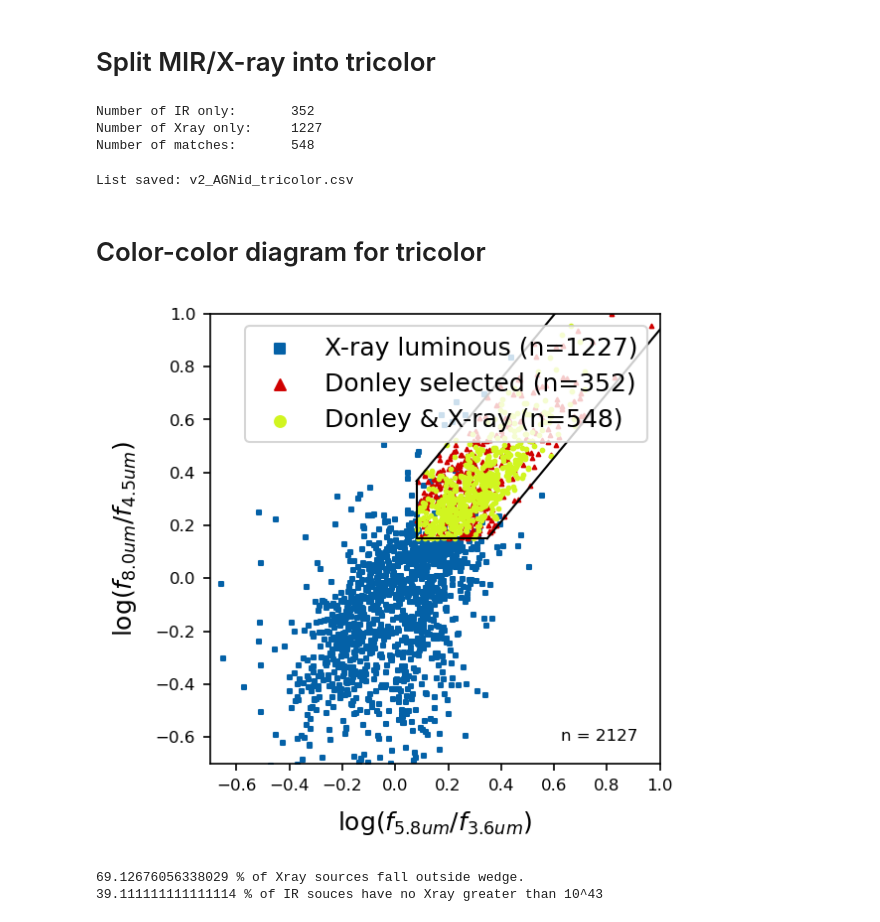
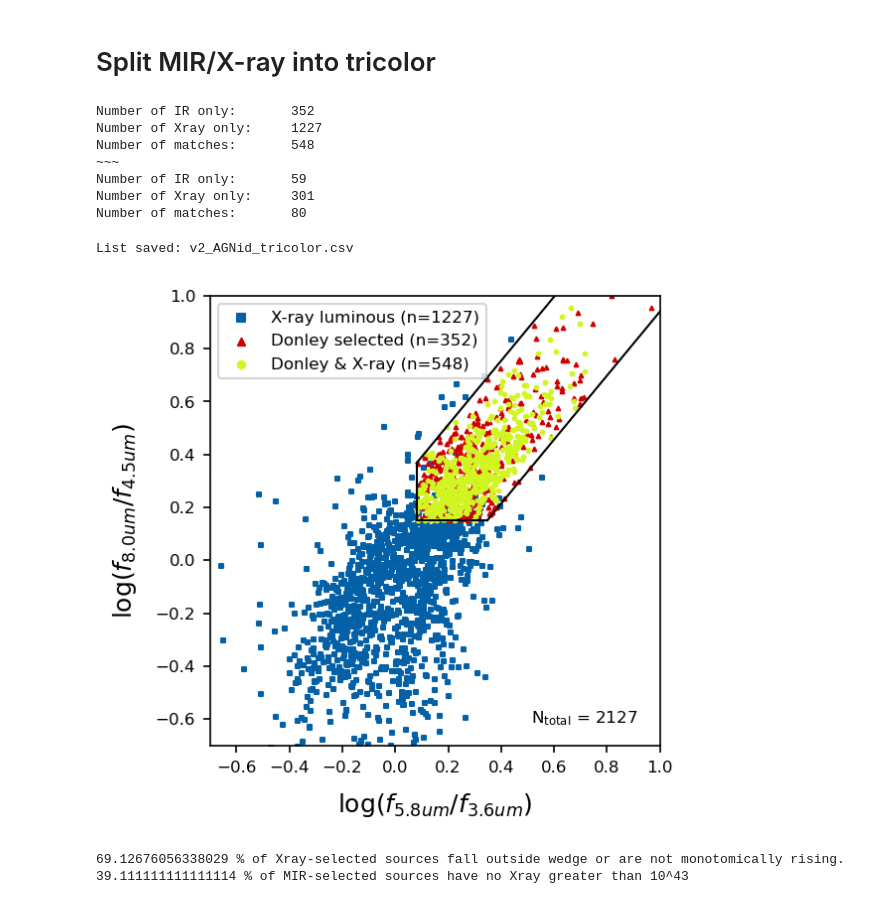
Before and after one commit to parallax-xallaraq/IfA-REU-Project, a Jupyter notebook: Code/v2_ColorColorPlotting.ipynb, the cells around one changed output. Cells and saved outputs as stored; diff of their text form; code cells hidden in the pictures.

Commit message:
made z<1 subsample and makde tricolor diagram

```diff
--- a/Code/v2_ColorColorPlotting.ipynb
+++ b/Code/v2_ColorColorPlotting.ipynb
@@ -15,14 +15,3 @@ import match
 import v2_AGN_DataAndPlotting as adp
 # %% [markdown]
 # Read Data
-# %%
-# read AGN IDs
-agnIDs_file = adp.ReadFile(adp.path_csv+'\\v2_AGNid_Xray_MIR.csv')
-# convert agnIDs into a dictionary of numpy arrays
-agnIDs = {
-    'MIR'  : np.array(agnIDs_file[0], dtype=int),
-    'XRAY' : np.array(agnIDs_file[1], dtype=int)
-    }
-# print info
-print('Number of MIR AGN:\t',    len(agnIDs['MIR']))
-print('Number of Xray AGN:\t',   len(agnIDs['XRAY']))
@@ -112,7 +141,7 @@ Number of redshifts <=1: 211361
 # %% [markdown]
 # Split MIR/X-ray into tricolor
 # %%
-def TwoToTri(irID,xrID):
+def TwoToTri(irID,xrID,printInfo=True):
     # match agn ids to get overlap
     key_ir, key_xr = match.match(irID, xrID)
     # initialize
@@ -133,19 +162,25 @@ def TwoToTri(irID,xrID):
         'YEL' : ixrID_inc,
         'BLU' : xrID_exc
     }
+    if(printInfo):
+        # print info
+        print('Number of IR only:\t',   len(idDict['RED']))
+        print('Number of Xray only:\t', len(idDict['BLU']))
+        print('Number of matches:\t',   len(idDict['YEL']))
     return(idDict)
 
 # split into RED/YEl/BLU
 triID = TwoToTri(agnIDs['MIR'], agnIDs['XRAY'])
-
-# print info
-print('Number of IR only:\t',   len(triID['RED']))
-print('Number of Xray only:\t', len(triID['BLU']))
-print('Number of matches:\t',   len(triID['YEL']))
+print('~~~')
+triID_le = TwoToTri(agnIDs_le['MIR'], agnIDs_le['XRAY'])
 # %% [output]
 Number of IR only:       352
 Number of Xray only:     1227
 Number of matches:       548
+~~~
+Number of IR only:       59
+Number of Xray only:     301
+Number of matches:       80
 # %%
 # write IDs of AGN by selection method
 with open(adp.path_csv+'\\v2_AGNid_tricolor.csv', mode='w', newline='') as csv_file:
@@ -164,7 +199,5 @@ with open(adp.path_csv+'\\v2_AGNid_tricolor.csv', mode='w', newline='') as csv_f
     print('List saved: v2_AGNid_tricolor.csv')
 # %% [output]
 List saved: v2_AGNid_tricolor.csv
-# %% [markdown]
-# Color-color diagram for tricolor
 # %%
 def TriToIRACcolors(
@@ -228,7 +268,7 @@ def PlotDonleyTricolor(
 
     # plotting class
     adp.PlotDonleyWedge()
-    adp.AddText_n(len(x_ir)+len(x_xr)+len(x_ix))
+    adp.AddText_n(len(x_ir)+len(x_xr)+len(x_ix), pre='$\mathrm{N_{total}}$ = ')
 
     # make plot square
     ax = plt.gca()
@@ -245,32 +285,32 @@ def PlotDonleyTricolor(
             adp.Save(path+'\\'+fileName+'_ZOOM.png')
         if(saveNum>=1) :
             plt.axis([-0.7,1.0,-0.7,1.0])
-            plt.legend(markerscale=3)
+            plt.legend(loc='upper left', markerscale=2)
             adp.Save(path+'\\'+fileName+'_ZOOM_legend.png')
         if(saveNum<1) :
             plt.axis([-0.7,1.0,-0.7,1.0])
-            plt.legend(markerscale=3)
+            plt.legend(loc='upper left', markerscale=2)
     else :
         plt.axis([-0.7,1.0,-0.7,1.0])
-        plt.legend(markerscale=3)
+        plt.legend(loc='upper left', markerscale=2)
 
     # display
     plt.show()
 
     # print info
     if(printInfo) :
-        print( len(x_xr) / (len(x_xr)+len(x_ix)) * 100., '% of Xray sources fall outside wedge.')
-        print( len(x_ir) / (len(x_ir)+len(x_ix)) * 100. ,'% of IR souces have no Xray greater than 10^43')
+        print( len(x_xr) / (len(x_xr)+len(x_ix)) * 100., '% of Xray-selected sources fall outside wedge or are not monotomically rising.')
+        print( len(x_ir) / (len(x_ir)+len(x_ix)) * 100. ,'% of MIR-selected sources have no Xray greater than 10^43')
 # %%
 PlotDonleyTricolor(
     xy_IRAC_tri['BLU']['x'], xy_IRAC_tri['BLU']['y'],
     xy_IRAC_tri['RED']['x'], xy_IRAC_tri['RED']['y'],
     xy_IRAC_tri['YEL']['x'], xy_IRAC_tri['YEL']['y'],
-    path='', fileName='',   # save
+    path=adp.path_fig, fileName='v2_colorcolorDiagram_tri',   # save
     saveNum=2,              # 3=full,zoom,zoom w/legend. 2= zoom,zoom w/legend. 1=zoom w/legend. 0=none
     printInfo=True          # output text
 )
 # %% [output]
-[figure, old version]
+[figure, new version]
-69.12676056338029 % of Xray sources fall outside wedge.
-39.111111111111114 % of IR souces have no Xray greater than 10^43
+69.12676056338029 % of Xray-selected sources fall outside wedge or are not monotomically rising.
+39.111111111111114 % of MIR-selected sources have no Xray greater than 10^43
```
Also changed, not shown: parts of 7 cells of this notebook, 5 other files.
